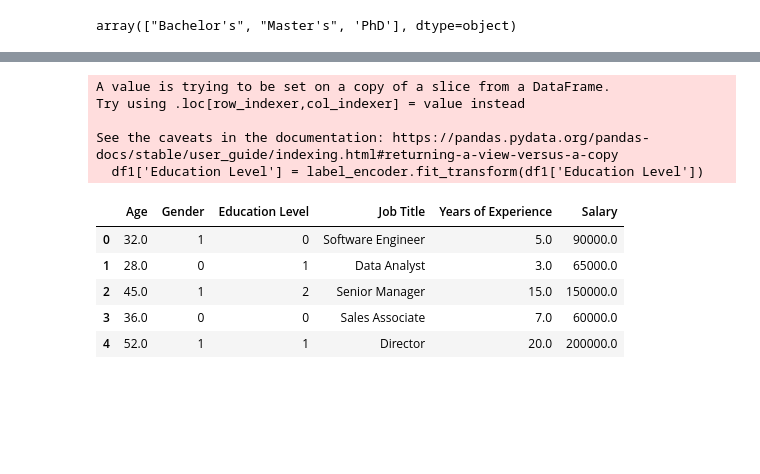
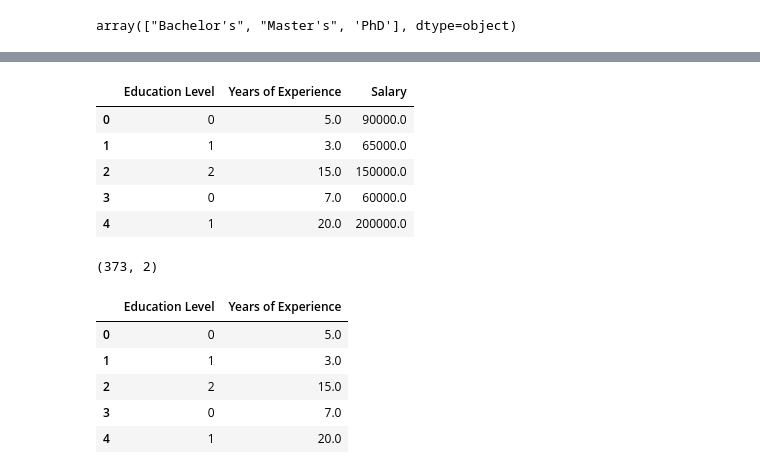
Before and after one commit to mayankanand2701/PredictXpert, a Jupyter notebook: Models/Salary Prediction Code.ipynb, the cells around one changed output, grey strips where cells are left out. Drawn from its saved outputs; the diff is of its cells as text; code cells hidden in the pictures; blank space fills up the shorter version.

```diff
--- a/Models/Salary Prediction Code.ipynb
+++ b/Models/Salary Prediction Code.ipynb
@@ -123,4 +129,4 @@ array(['Software Engineer', 'Data Analyst', 'Senior Manager',
 # %%
-df1=df1.drop('Gender',axis=0)
-df1.head()
+df2= df1.drop( ['Age', 'Gender','Job Title'], axis=1)
+df2.head(10)
 # %% [output]
@@ -146,16 +144,26 @@ KeyError: "['Gender'] not found in axis"
 # %%
 from sklearn.preprocessing import LabelEncoder
-df1['Education Level'] = label_encoder.fit_transform(df1['Education Level'])
-df1.head()
+label_encoder = LabelEncoder()
+df2['Education Level'] = label_encoder.fit_transform(df2['Education Level'])
+df2.head()
 # %% [output]
-A value is trying to be set on a copy of a slice from a DataFrame.
-Try using .loc[row_indexer,col_indexer] = value instead
-
-See the caveats in the documentation: https://pandas.pydata.org/pandas-docs/stable/user_guide/indexing.html#returning-a-view-versus-a-copy
-  df1['Education Level'] = label_encoder.fit_transform(df1['Education Level'])
-|  | Age | Gender | Education Level | Job Title | Years of Experience | Salary |
-| 0 | 32.0 | 1 | 0 | Software Engineer | 5.0 | 90000.0 |
-| 1 | 28.0 | 0 | 1 | Data Analyst | 3.0 | 65000.0 |
-| 2 | 45.0 | 1 | 2 | Senior Manager | 15.0 | 150000.0 |
-| 3 | 36.0 | 0 | 0 | Sales Associate | 7.0 | 60000.0 |
-| 4 | 52.0 | 1 | 1 | Director | 20.0 | 200000.0 |
+|  | Education Level | Years of Experience | Salary |
+| 0 | 0 | 5.0 | 90000.0 |
+| 1 | 1 | 3.0 | 65000.0 |
+| 2 | 2 | 15.0 | 150000.0 |
+| 3 | 0 | 7.0 | 60000.0 |
+| 4 | 1 | 20.0 | 200000.0 |
+# %%
+x=df2[['Education Level', 'Years of Experience']]
+x.shape
+# %% [output]
+(373, 2)
+# %%
+x.head(5)
+# %% [output]
+|  | Education Level | Years of Experience |
+| 0 | 0 | 5.0 |
+| 1 | 1 | 3.0 |
+| 2 | 2 | 15.0 |
+| 3 | 0 | 7.0 |
+| 4 | 1 | 20.0 |
```
Also changed, not shown: parts of 20 cells of this notebook, 2 other files.
